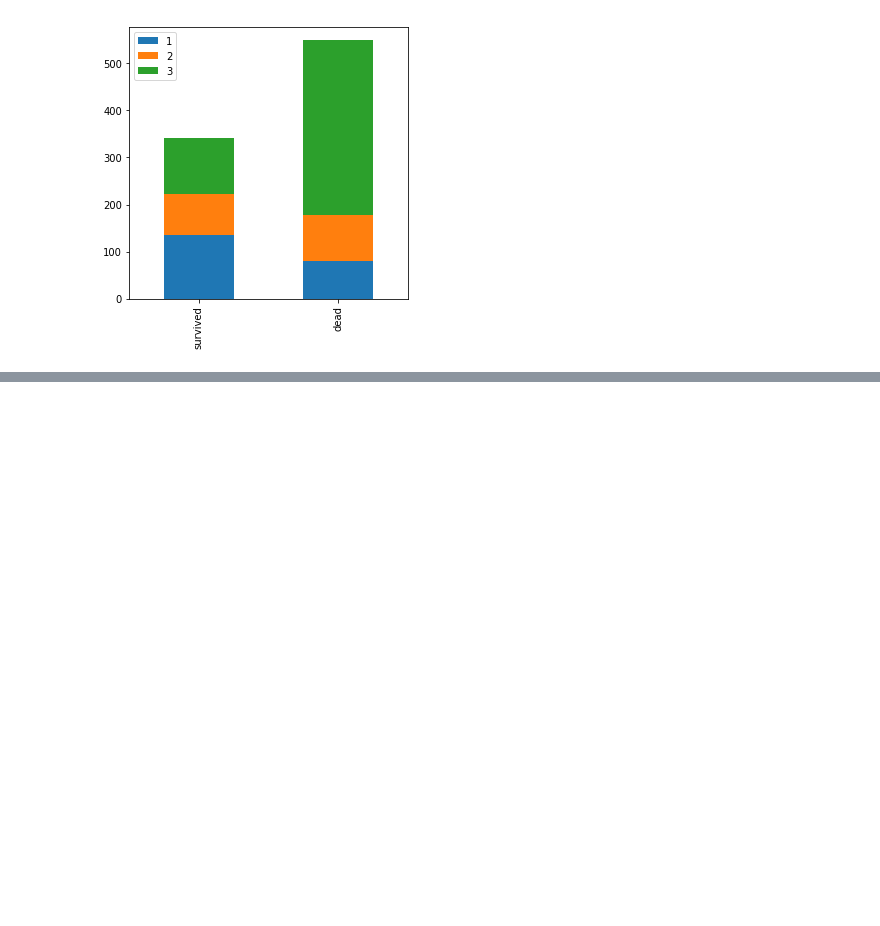
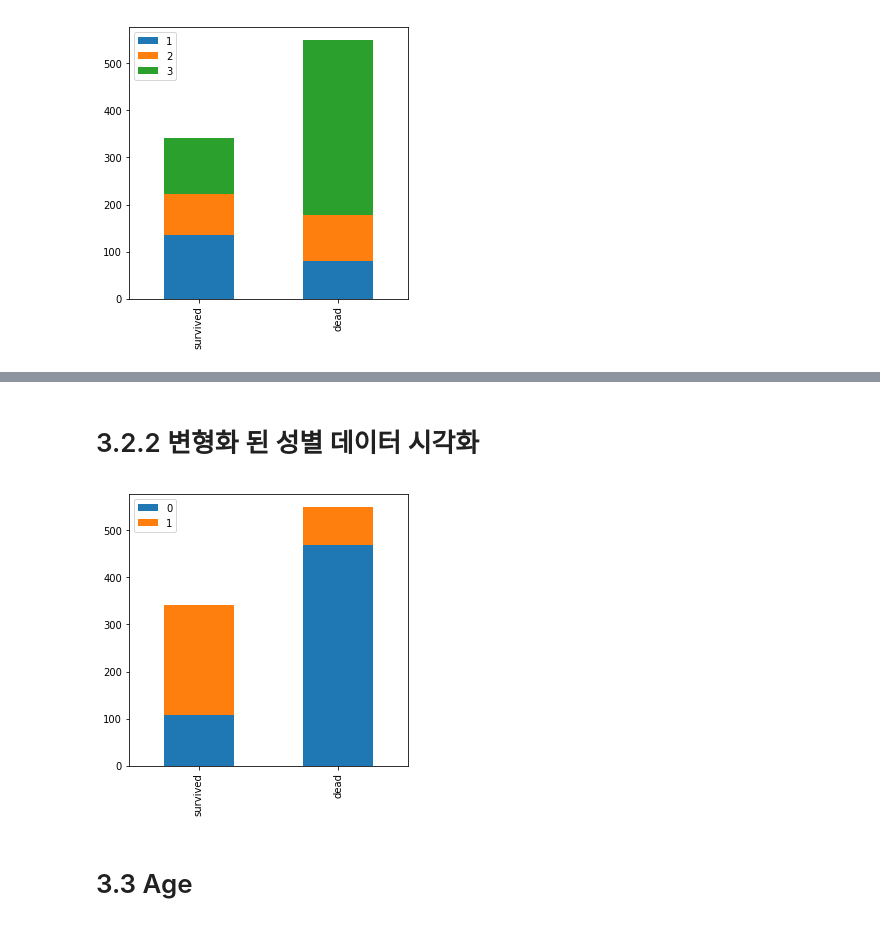
Before and after one commit to kshieldblueturtle/AI_example, a Jupyter notebook: Titanic example/Titanic.ipynb, the cells around one changed output, grey strips where cells are left out. Cells and saved outputs as stored; diff of their text form; code cells hidden in the pictures; blank space fills up the shorter version.

```diff
--- a/Titanic example/Titanic.ipynb
+++ b/Titanic example/Titanic.ipynb
@@ -146,0 +290,8 @@ bar_chart('Pclass')
+# %% [markdown]
+# 3.2.2 변형화 된 성별 데이터 시각화
+# %%
+bar_chart('Sex')
+# %% [output]
+[figure, added]
+# %% [markdown]
+# 3.3 Age
```
Also changed, not shown: parts of 59 cells of this notebook, 1 other file.
